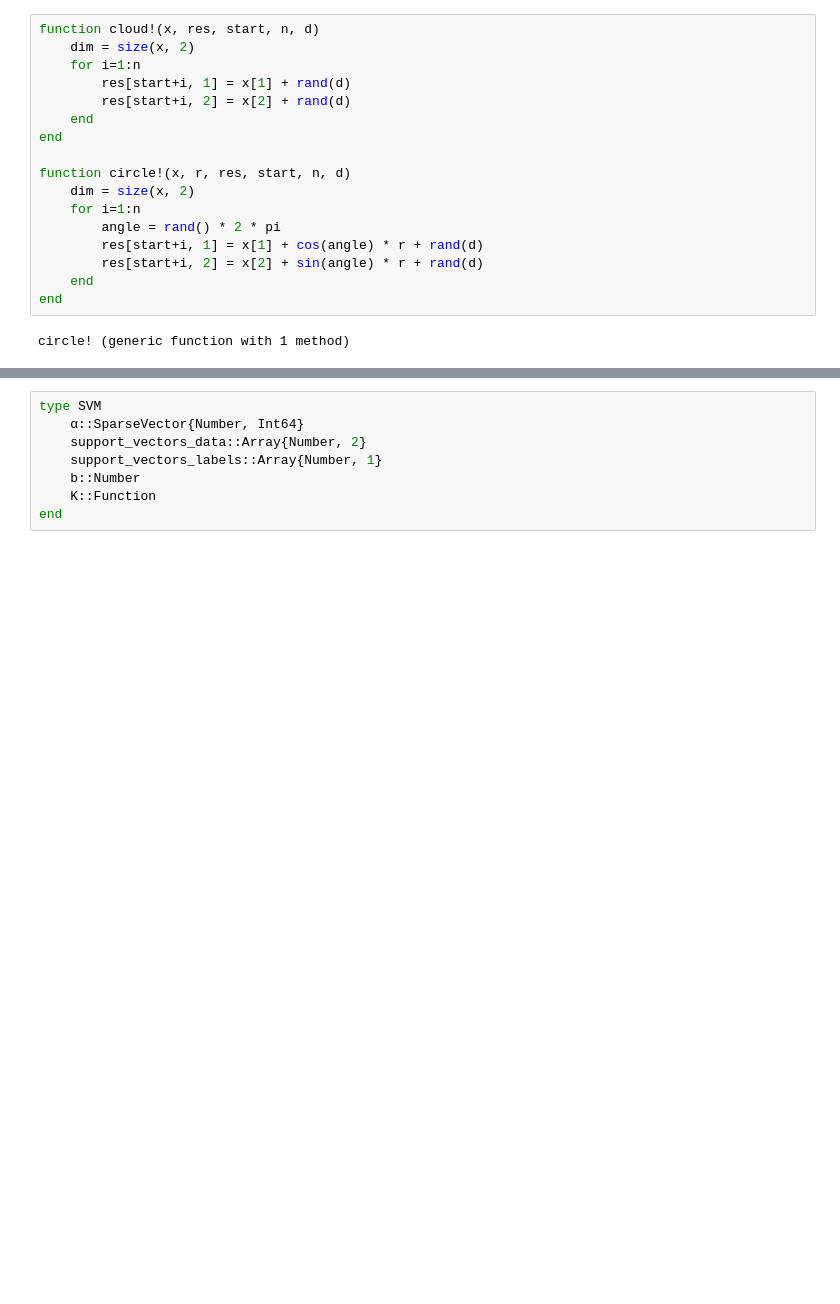
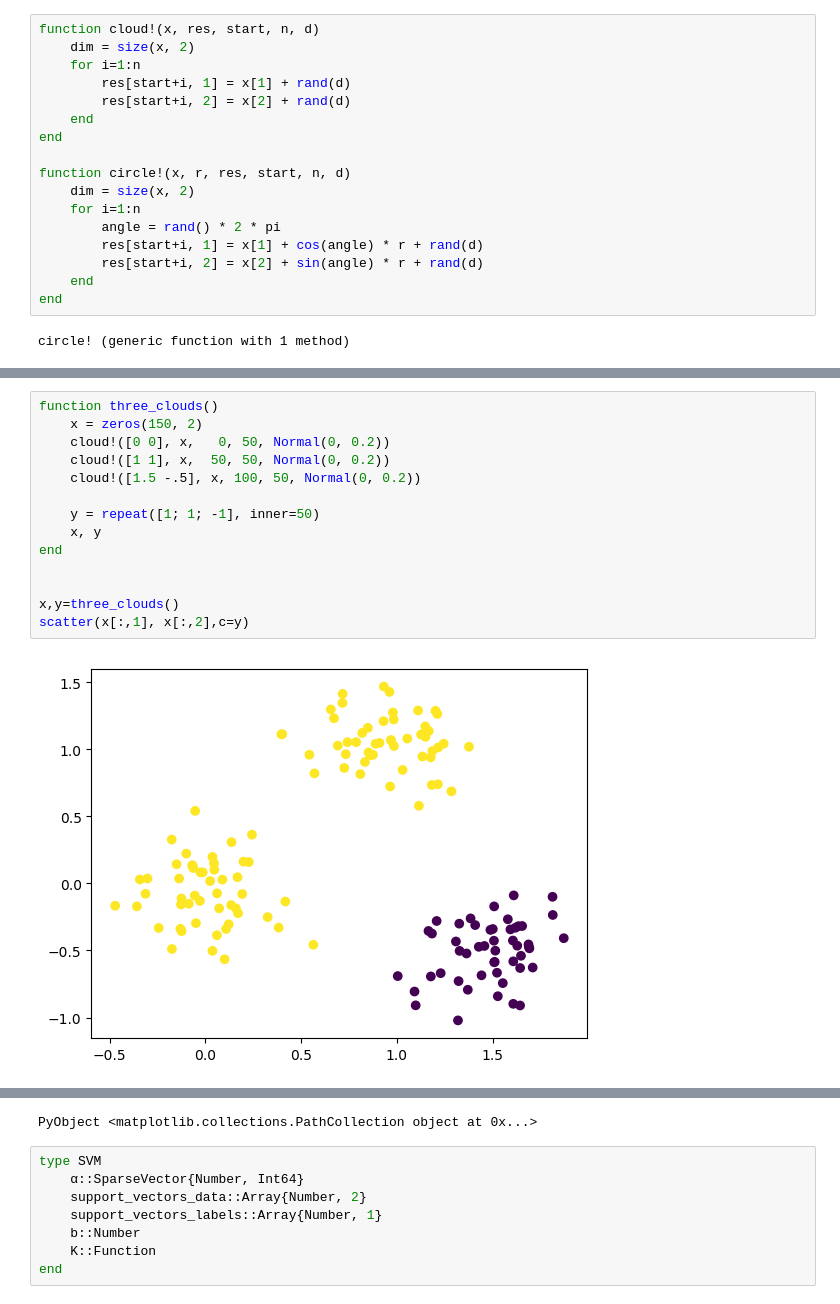
Before and after one commit to matthieubulte/proseminar-svm, a Jupyter notebook: svm.ipynb, the cells around one changed output, grey strips where cells are left out. Saved outputs shown, nothing was run; the diff lists cells and outputs as text; blank space fills up the shorter version.

```diff
--- a/svm.ipynb
+++ b/svm.ipynb
@@ -57,2 +70,18 @@ end
 # %% [output]
 three_cocentric (generic function with 1 method)
+# %%
+function three_clouds()
+    x = zeros(150, 2)
+    cloud!([0 0], x,   0, 50, Normal(0, 0.2))
+    cloud!([1 1], x,  50, 50, Normal(0, 0.2))
+    cloud!([1.5 -.5], x, 100, 50, Normal(0, 0.2))
+
+    y = repeat([1; 1; -1], inner=50)
+    x, y
+end
+
+
+x,y=three_clouds()
+scatter(x[:,1], x[:,2],c=y)
+# %% [output]
+[figure, added]
@@ -59,3 +89,4 @@ three_cocentric (generic function with 1 method)
+PyObject <matplotlib.collections.PathCollection object at 0x...>
 # %%
 type SVM
     α::SparseVector{Number, Int64}
```
Also changed, not shown: parts of 6 cells of this notebook, 14 other files.
